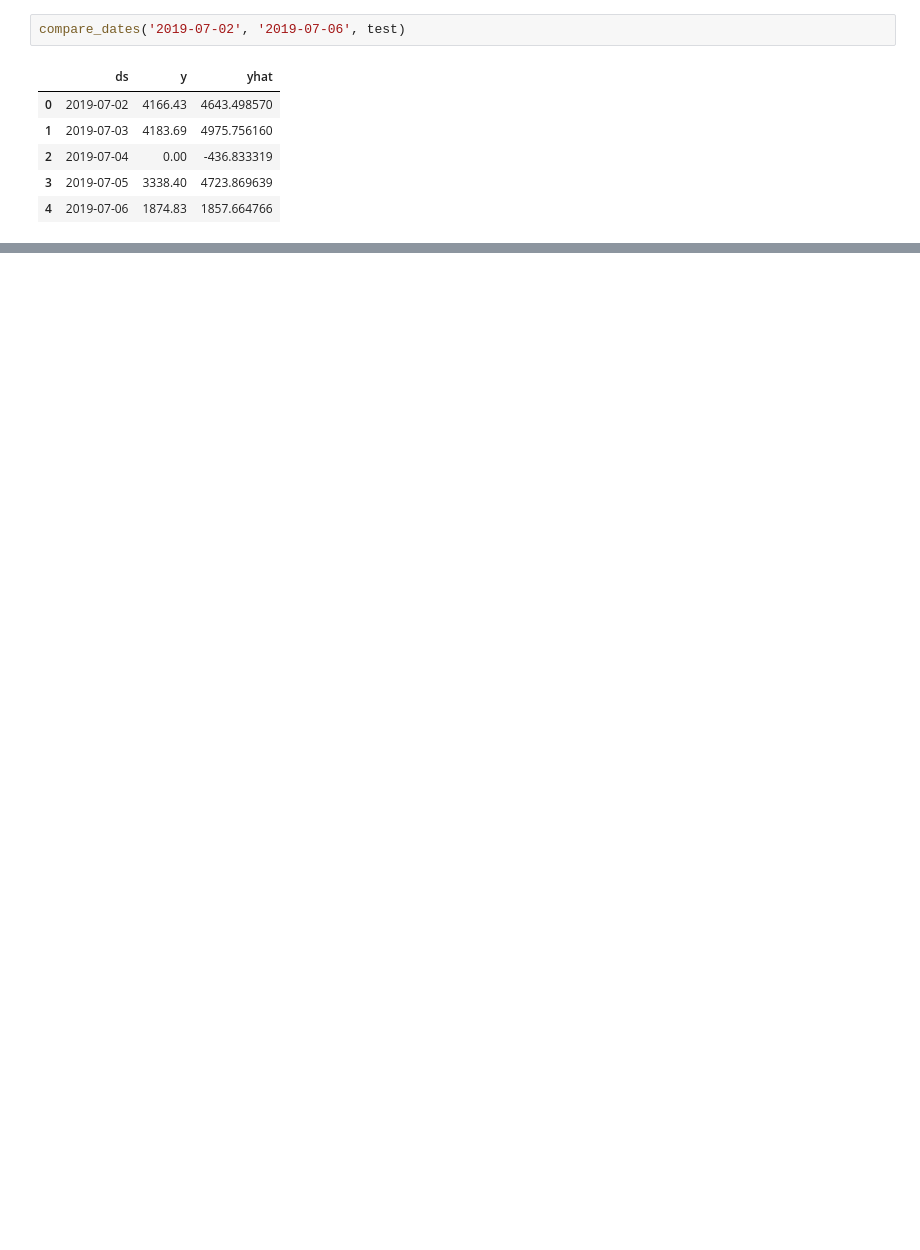
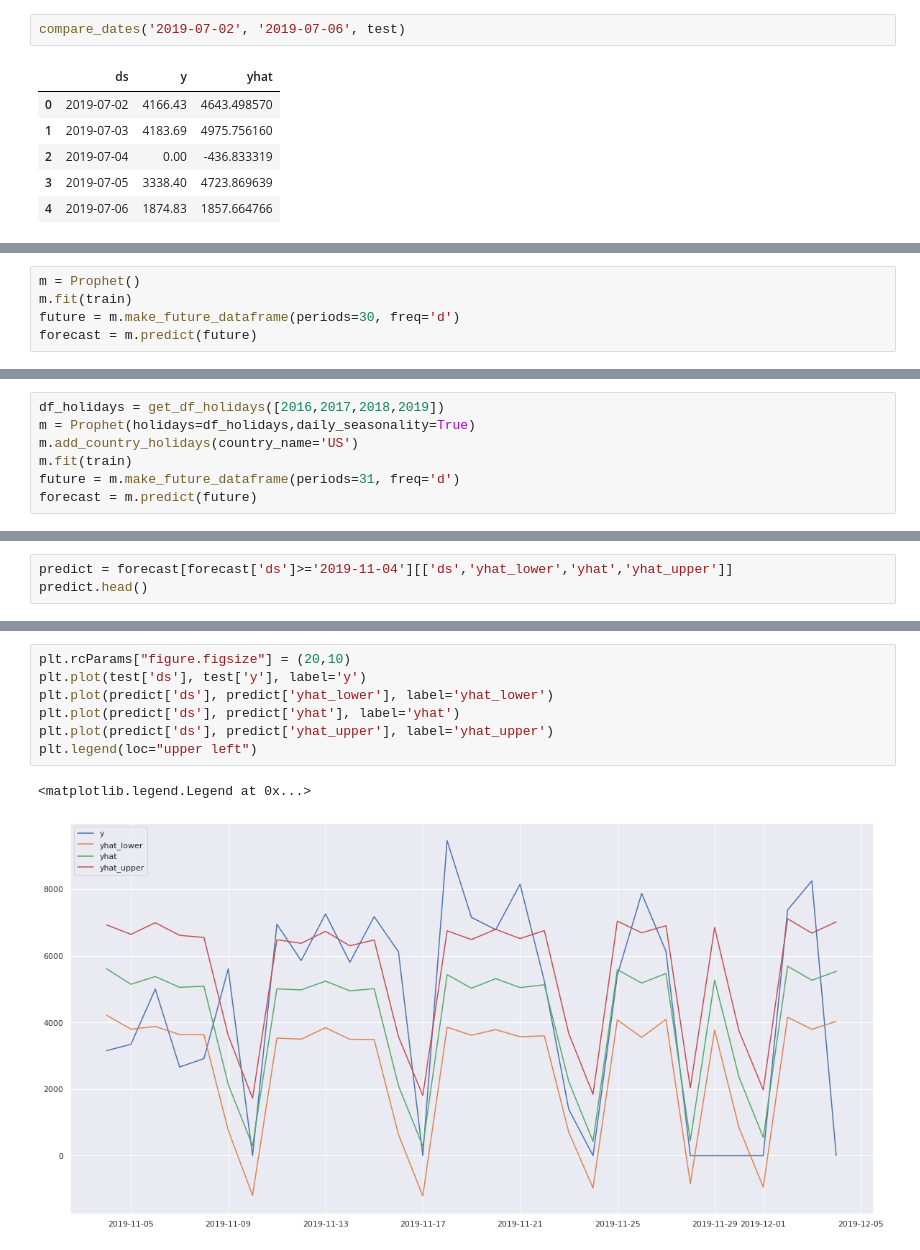
Before and after one commit to BlueOrangeDigital/TimeSeries, a Jupyter notebook: RevenuePerDoctor.ipynb, the cells around one changed output, grey strips where cells are left out. Saved outputs shown, nothing was run; the diff lists cells and outputs as text; blank space fills up the shorter version.

```diff
--- a/RevenuePerDoctor.ipynb
+++ b/RevenuePerDoctor.ipynb
@@ -124,0 +142,5 @@ compare_dates('2019-07-02', '2019-07-06', test)
+# %%
+m = Prophet()
+m.fit(train)
+future = m.make_future_dataframe(periods=30, freq='d')
+forecast = m.predict(future)
@@ -124,0 +158,7 @@ compare_dates('2019-07-02', '2019-07-06', test)
+# %%
+df_holidays = get_df_holidays([2016,2017,2018,2019])
+m = Prophet(holidays=df_holidays,daily_seasonality=True)
+m.add_country_holidays(country_name='US')
+m.fit(train)
+future = m.make_future_dataframe(periods=31, freq='d')
+forecast = m.predict(future)
@@ -124,0 +174,3 @@ compare_dates('2019-07-02', '2019-07-06', test)
+# %%
+predict = forecast[forecast['ds']>='2019-11-04'][['ds','yhat_lower','yhat','yhat_upper']]
+predict.head()
@@ -124,0 +184,10 @@ compare_dates('2019-07-02', '2019-07-06', test)
+# %%
+plt.rcParams["figure.figsize"] = (20,10)
+plt.plot(test['ds'], test['y'], label='y')
+plt.plot(predict['ds'], predict['yhat_lower'], label='yhat_lower')
+plt.plot(predict['ds'], predict['yhat'], label='yhat')
+plt.plot(predict['ds'], predict['yhat_upper'], label='yhat_upper')
+plt.legend(loc="upper left")
+# %% [output]
+<matplotlib.legend.Legend at 0x...>
+[figure, added]
```
Also changed, not shown: parts of 28 cells of this notebook.
